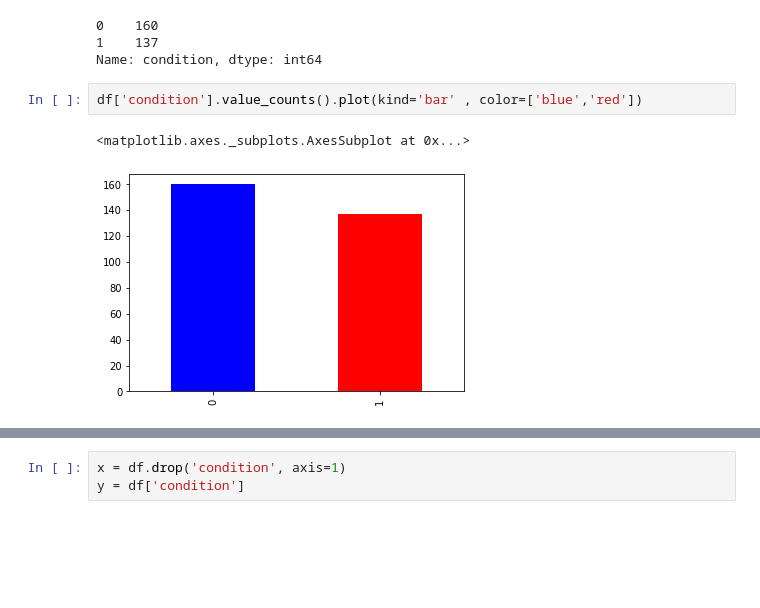
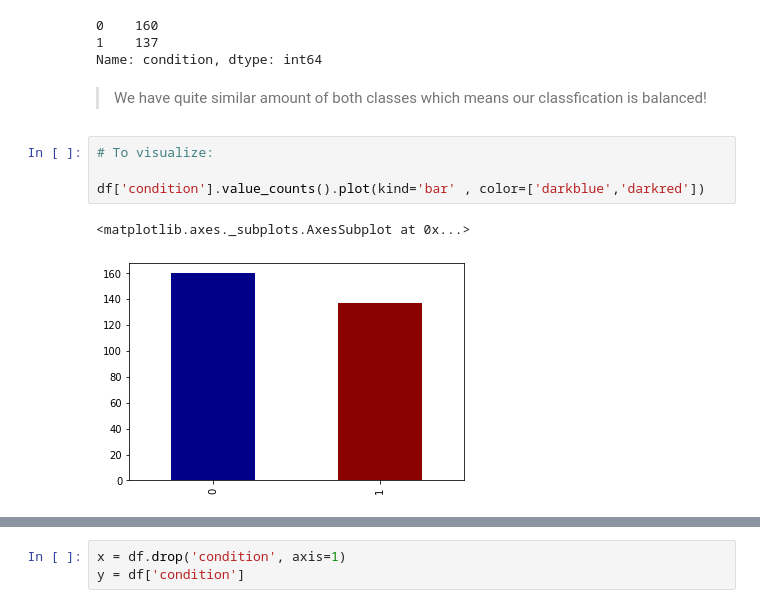
Before and after one commit to badl7/heart_disease-ML_project, a Jupyter notebook: proje1.ipynb, the cells around one changed output, grey strips where cells are left out. Saved outputs shown, nothing was run; the diff lists cells and outputs as text; blank space fills up the shorter version.

```diff
--- a/proje1.ipynb
+++ b/proje1.ipynb
@@ -52,8 +88,14 @@ df['condition'].value_counts()
 0    160
 1    137
 Name: condition, dtype: int64
+# %% [markdown]
+
+
+> We have quite similar amount of both classes which means our classfication is balanced!
 # %%
-df['condition'].value_counts().plot(kind='bar' , color=['blue','red'])
+# To visualize:
+
+df['condition'].value_counts().plot(kind='bar' , color=['darkblue','darkred'])
 # %% [output]
 <matplotlib.axes._subplots.AxesSubplot at 0x...>
-[figure, old version]
+[figure, new version]
```
Also changed, not shown: parts of 20 cells of this notebook.
